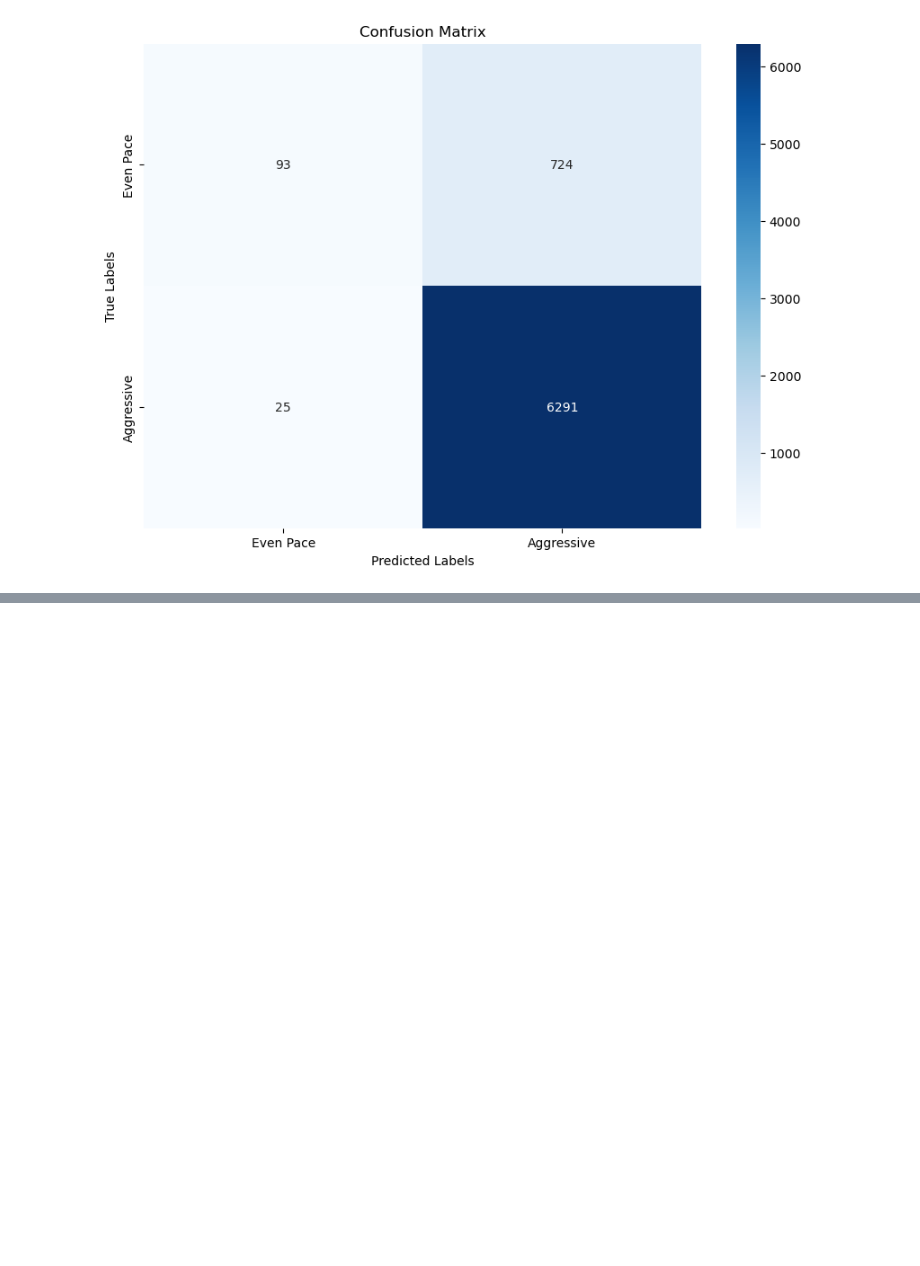
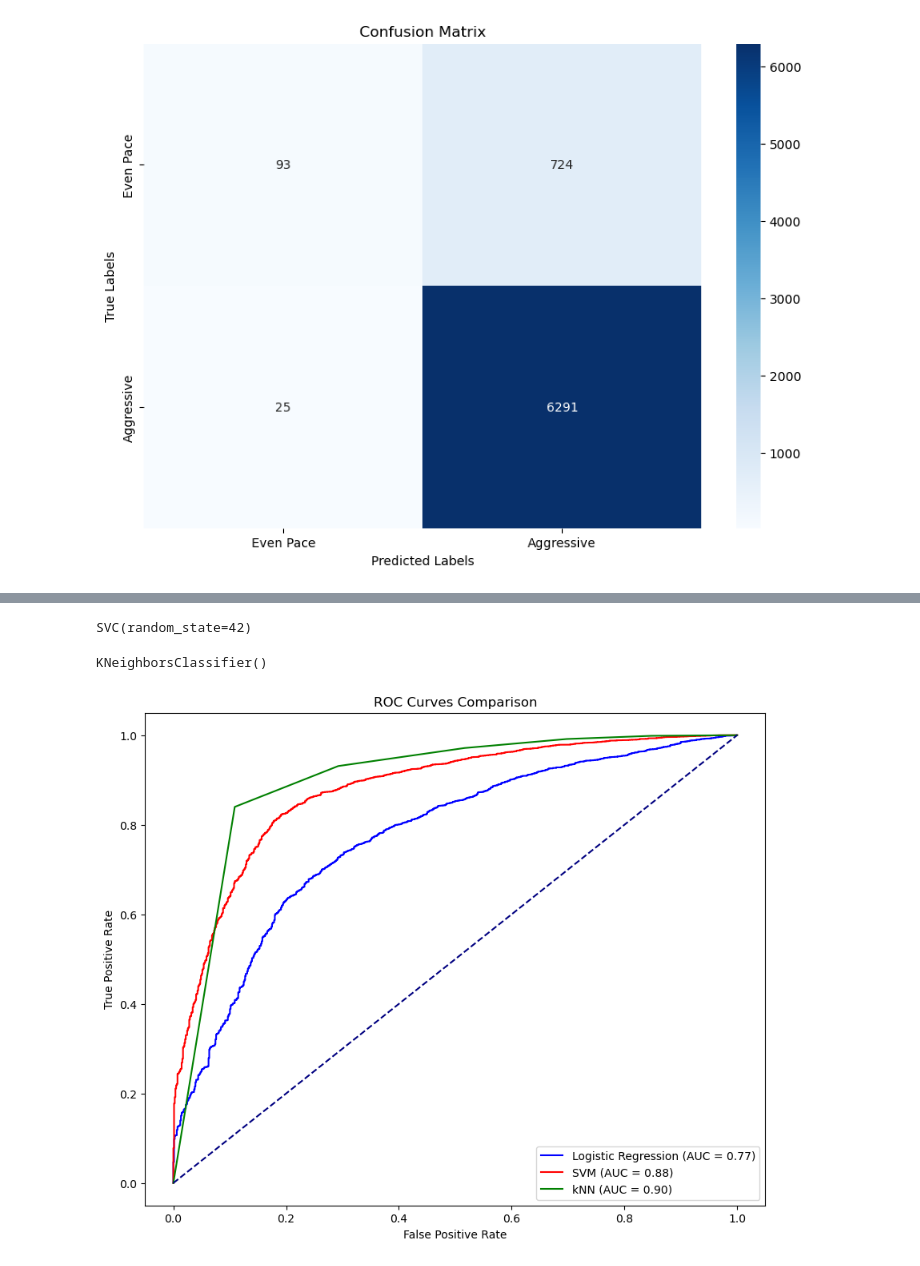
Before and after one commit to j0sephasare/GUI_Assignment, a Jupyter notebook: GUI_AssignmentProject.ipynb, the cells around one changed output, grey strips where cells are left out. Drawn from its saved outputs; the diff is of its cells as text; code cells hidden in the pictures; blank space fills up the shorter version.

```diff
--- a/GUI_AssignmentProject.ipynb
+++ b/GUI_AssignmentProject.ipynb
@@ -356,0 +363,62 @@ plt.show()
+# %%
+svm_clf = SVC(random_state=42)
+svm_clf.fit(X_train_scaled, y_train)  # Fit the model with the training data
+# %% [output]
+SVC(random_state=42)
+# %%
+from sklearn.linear_model import LogisticRegression
+
+
+lr_model = LogisticRegression(max_iter=1000)
+lr_model.fit(X_train_scaled, y_train)
+
+
+from sklearn.svm import SVC
+from sklearn.neighbors import KNeighborsClassifier
+
+# SVM model
+svm_model = SVC(probability=True, random_state=42)
+svm_model.fit(X_train_scaled, y_train)
+
+# kNN model
+knn_model = KNeighborsClassifier()
+knn_model.fit(X_train_scaled, y_train)
+# %% [output]
+KNeighborsClassifier()
+# %%
+from sklearn.metrics import roc_curve, auc
+import matplotlib.pyplot as plt
+
+# Function to plot ROC curves for models
+def plot_roc_curve(y_true, model, model_name, color, X_test, is_decision_function=False):
+
+    if is_decision_function:
+        #  decision_function to get the scores
+        model_scores = model.decision_function(X_test)
+    else:
+        #  predict_proba to get the probabilities
+        model_scores = model.predict_proba(X_test)[:, 1]
+
+    fpr, tpr, _ = roc_curve(y_true, model_scores)
+    roc_auc = auc(fpr, tpr)
+    plt.plot(fpr, tpr, color=color, label=f'{model_name} (AUC = {roc_auc:.2f})')
+
+# Plotting setup
+plt.figure(figsize=(10, 8))
+
+
+plot_roc_curve(y_test, lr_model, 'Logistic Regression', 'blue', X_test_scaled)
+plot_roc_curve(y_test, svm_model, 'SVM', 'red', X_test_scaled, is_decision_function=True)
+plot_roc_curve(y_test, knn_model, 'kNN', 'green', X_test_scaled)
+
+# Diagonal line for reference
+plt.plot([0, 1], [0, 1], color='navy', linestyle='--')
+
+# Final plot adjustments
+plt.xlabel('False Positive Rate')
+plt.ylabel('True Positive Rate')
+plt.title('ROC Curves Comparison')
+plt.legend(loc="lower right")
+plt.show()
+# %% [output]
+[figure, added]
```
Also changed, not shown: parts of 12 cells of this notebook.
